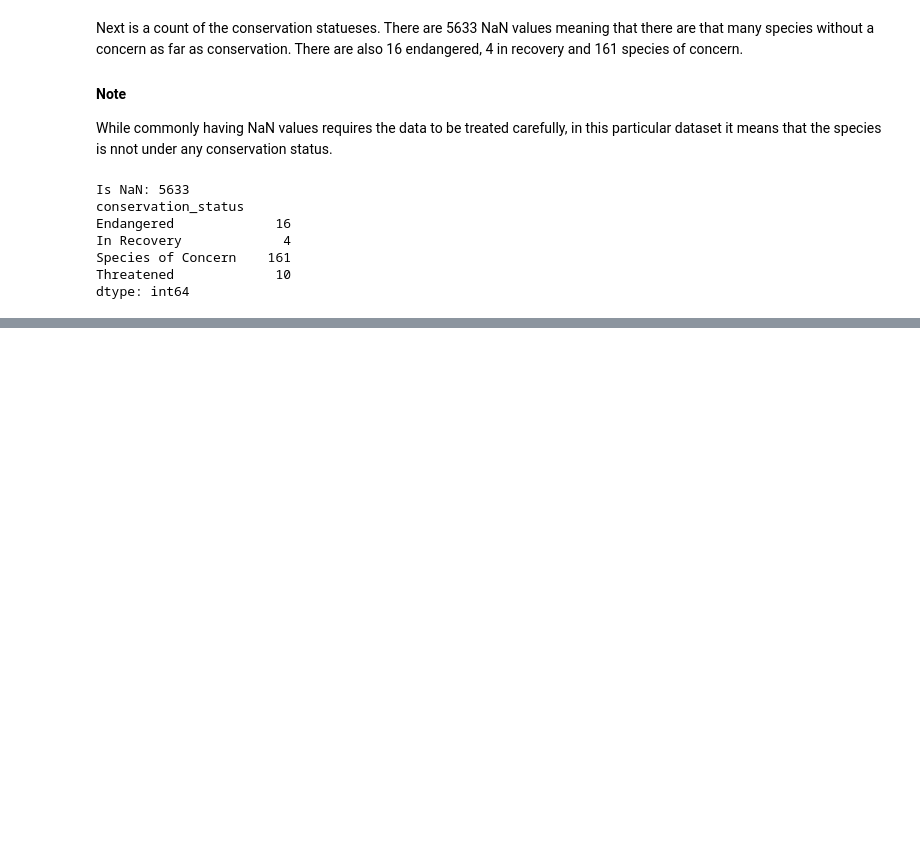
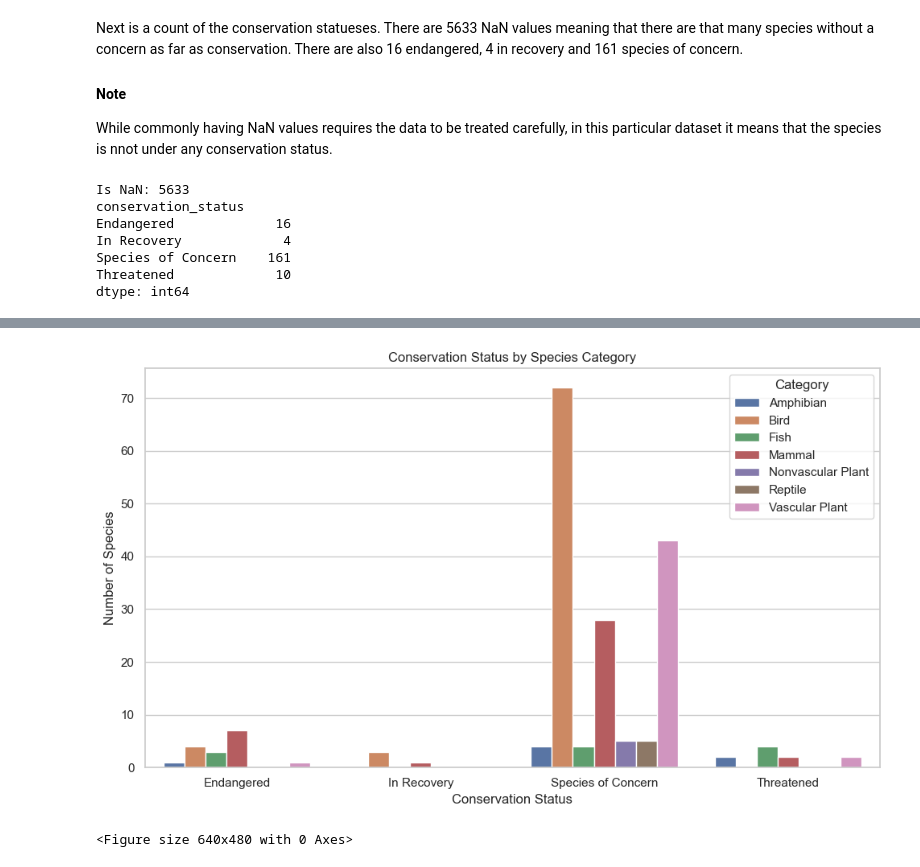
Before and after one commit to SalemEdge1997/Biodiversity_In_National_Parks, a Jupyter notebook: notebooks/biodiversity.ipynb, the cells around one changed output, grey strips where cells are left out. Cells and saved outputs as stored; diff of their text form; code cells hidden in the pictures; blank space fills up the shorter version.

```diff
--- a/notebooks/biodiversity.ipynb
+++ b/notebooks/biodiversity.ipynb
@@ -166,0 +188,3 @@ print(f'')
+# %%
+species.fillna('No Intervention', inplace=True)
+species.groupby('conservation_status').count()
@@ -166,0 +203,5 @@ print(f'')
+# %%
+conservation_category = species[species.conservation_status != 'No Intervention']\
+    .groupby(['conservation_status', 'category'])['scientific_name']\
+        .count().unstack()
+conservation_category.reset_index()
@@ -166,0 +214,22 @@ print(f'')
+# %%
+# Reshape the DataFrame for seaborn
+conservation_category_reset = conservation_category.reset_index().melt(id_vars='conservation_status', var_name='category', value_name='count')
+
+plt.figure(figsize=(10,6))
+sns.set(style="whitegrid")
+ax = sns.barplot(
+    data=conservation_category_reset,
+    x='conservation_status',
+    y='count',
+    hue='category'
+)
+plt.title('Conservation Status by Species Category')
+plt.ylabel('Number of Species')
+plt.xlabel('Conservation Status')
+plt.legend(title='Category')
+plt.tight_layout()
+plt.show()
+plt.clf()
+# %% [output]
+[figure, added]
+<Figure size 640x480 with 0 Axes>
```
Also changed, not shown: parts of 28 cells of this notebook.
